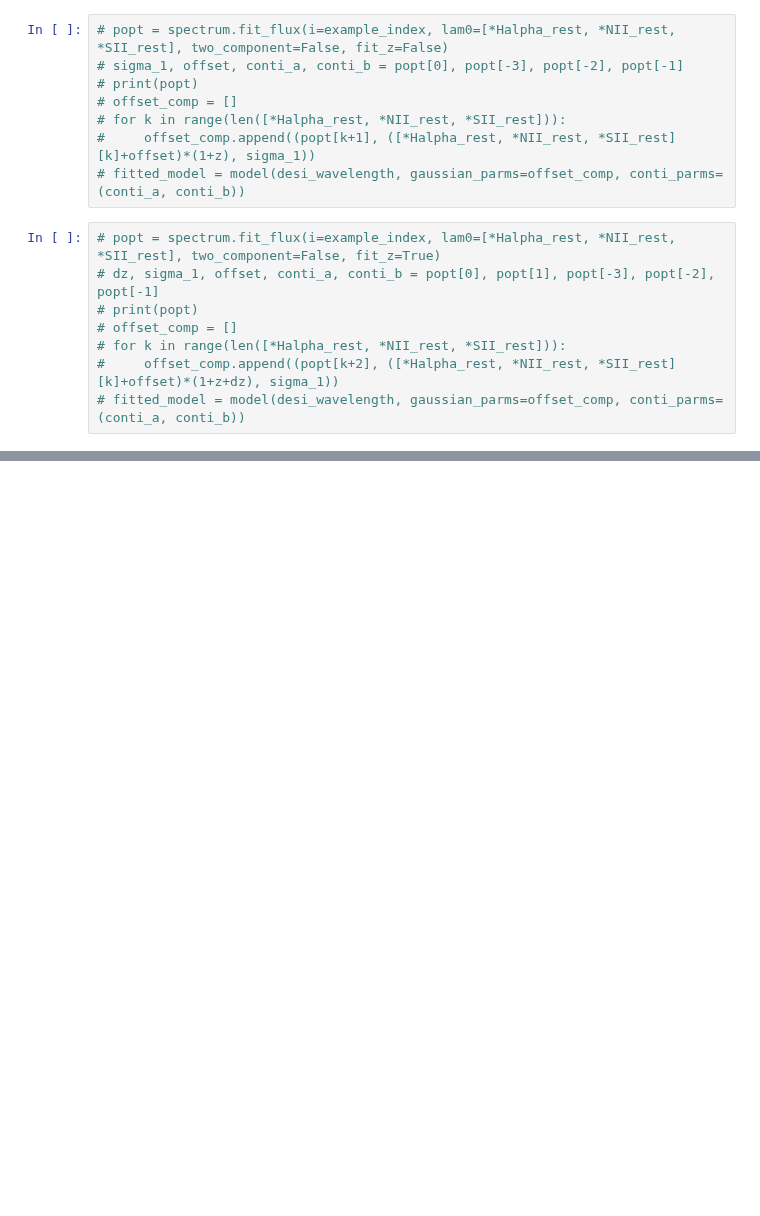
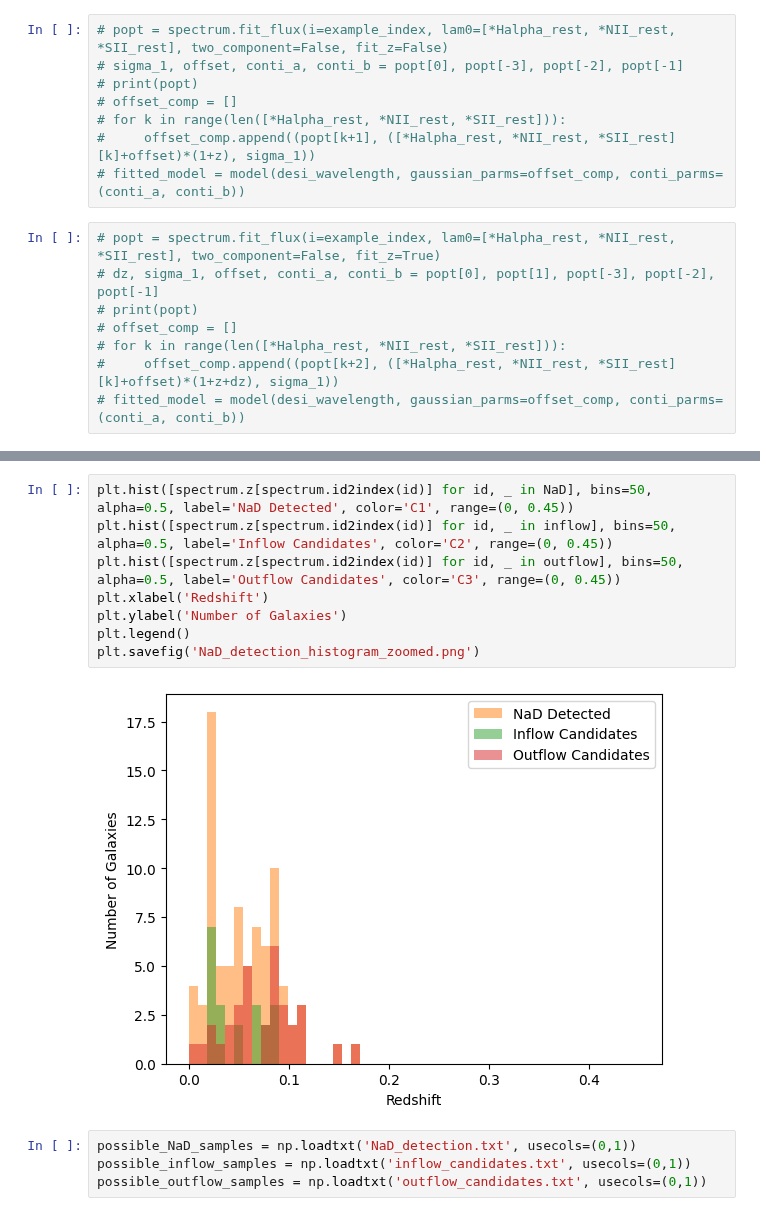
Before and after one commit to hyp0515/searching_inflow, a Jupyter notebook: example.ipynb, the cells around one changed output, grey strips where cells are left out. Saved outputs shown, nothing was run; the diff lists cells and outputs as text; blank space fills up the shorter version.

```diff
--- a/example.ipynb
+++ b/example.ipynb
@@ -142,0 +211,14 @@ plt.ylim(bottom=0)
+# %%
+plt.hist([spectrum.z[spectrum.id2index(id)] for id, _ in NaD], bins=50, alpha=0.5, label='NaD Detected', color='C1', range=(0, 0.45))
+plt.hist([spectrum.z[spectrum.id2index(id)] for id, _ in inflow], bins=50, alpha=0.5, label='Inflow Candidates', color='C2', range=(0, 0.45))
+plt.hist([spectrum.z[spectrum.id2index(id)] for id, _ in outflow], bins=50, alpha=0.5, label='Outflow Candidates', color='C3', range=(0, 0.45))
+plt.xlabel('Redshift')
+plt.ylabel('Number of Galaxies')
+plt.legend()
+plt.savefig('NaD_detection_histogram_zoomed.png')
+# %% [output]
+[figure, added]
+# %%
+possible_NaD_samples = np.loadtxt('NaD_detection.txt', usecols=(0,1))
+possible_inflow_samples = np.loadtxt('inflow_candidates.txt', usecols=(0,1))
+possible_outflow_samples = np.loadtxt('outflow_candidates.txt', usecols=(0,1))
```
Also changed, not shown: parts of 20 cells of this notebook, 3 other files.
